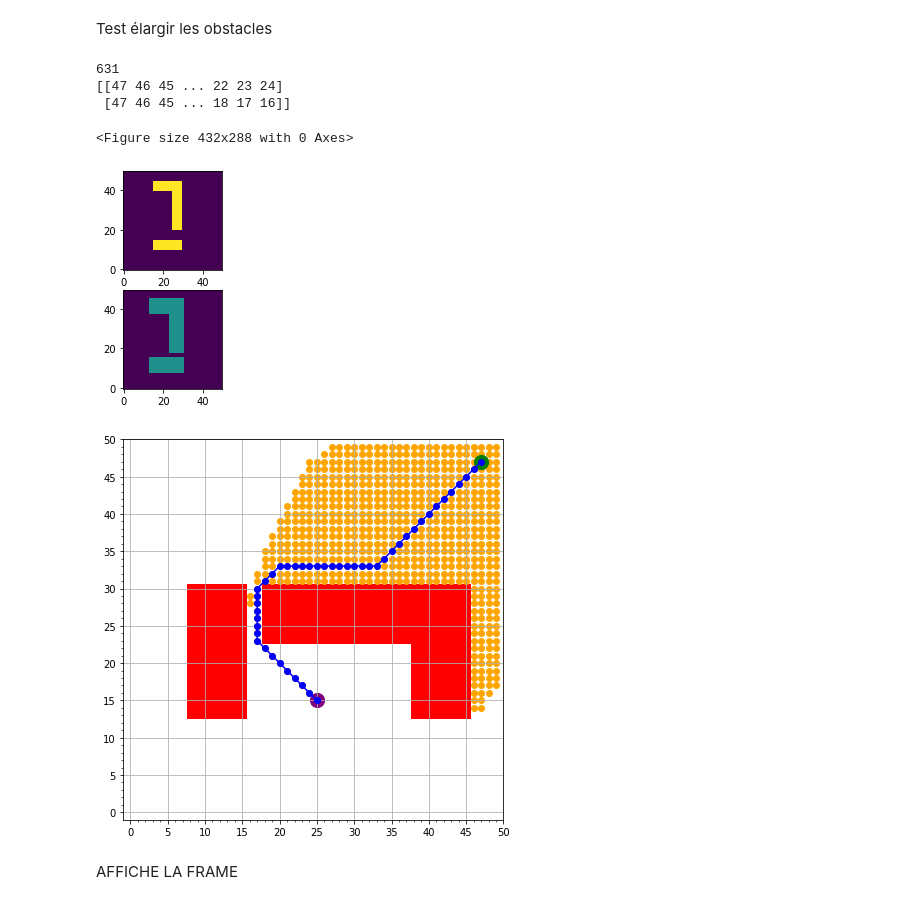
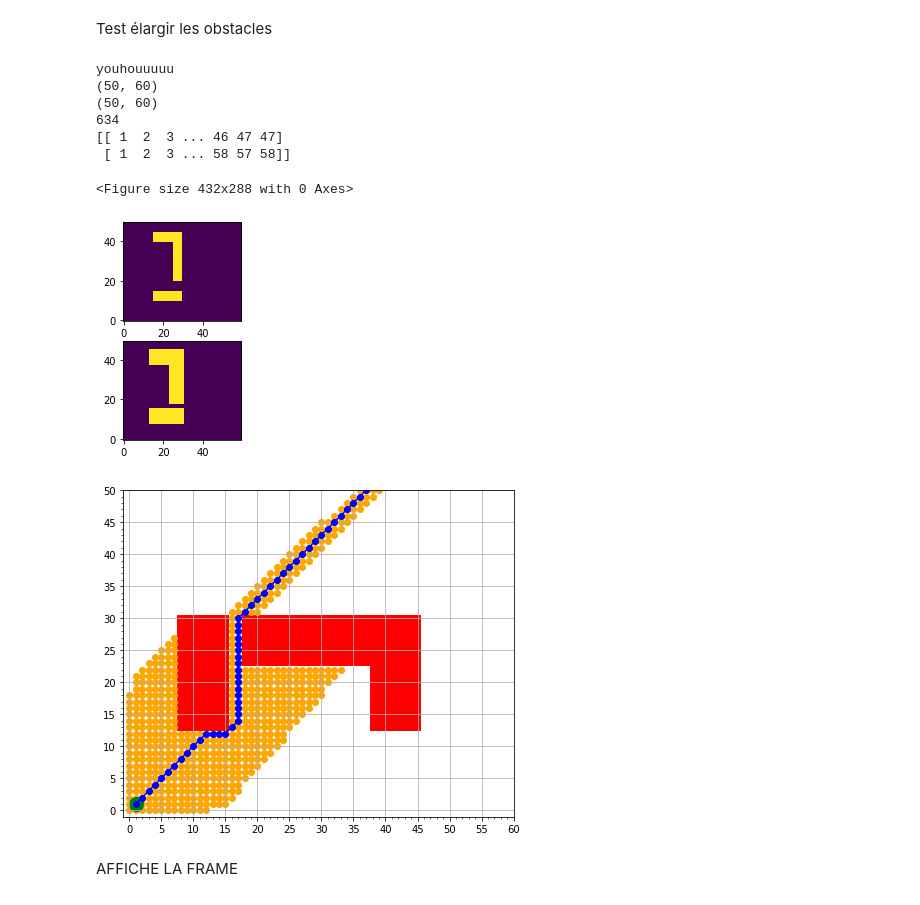
Before and after one commit to antoinetx/Mobile_robot, a Jupyter notebook: test_vision.ipynb, the cells around one changed output. Cells and saved outputs as stored; diff of their text form; code cells hidden in the pictures.

```diff
--- a/test_vision.ipynb
+++ b/test_vision.ipynb
@@ -73,14 +73,17 @@ import cv2
 import numpy as np
 import video_frame as vf
 
-George = Robot((47,47),(25,15))
+George = Robot()
 lausanne = Map(5,50)
+pos=(1,1)
+George.set_start_pos(pos)
+George.set_goal((48,58))
 
 # Grid test initialisation
-frame = np.zeros((50,50))
-frame[10:15,15:30] = 1
-frame[20:40,25:30] = 1
-frame[40:45,15:30] = 1
+frame = np.zeros((50,60))
+frame[10:15,15:30] = 250
+frame[20:40,25:30] = 250
+frame[40:45,15:30] = 250
 
 
 
@@ -88,38 +91,41 @@ frame[40:45,15:30] = 1
 new_frame = lausanne.security_grid_expand(frame)
 
 
 ########################
 ## PLOT AND PATH CALCULATION TEST
 #########################
 len_i = len(frame)
 
 plt.figure()
 
 #subplot(r,c) provide the no. of rows and columns
 f, ax = plt.subplots(2,1)
 
 # use the created array to output your multiple images. In this case I have stacked 4 images vertically
 ax[0].imshow(frame, vmin=0, vmax=1, origin='lower', interpolation='none', alpha=1)
 ax[1].imshow(new_frame, vmin=0, vmax=1, origin='lower', interpolation='none', alpha=1)
 plt.draw()
 
 path, visitedNodes = op.path_computation(George.get_start() , George.get_goal() , len_i, new_frame)
 
 George.set_path(path)
 George.set_visit_nodes(visitedNodes)
 
 # Display the optimal path
 op.display_map(len_i,  new_frame,  George.get_visit_nodes(), George.get_path(), George.get_start(), George.get_goal())
 
 
 plt.show()
 # %% [output]
-631
-[[47 46 45 ... 22 23 24]
- [47 46 45 ... 18 17 16]]
+youhouuuuu
+(50, 60)
+(50, 60)
+634
+[[ 1  2  3 ... 46 47 47]
+ [ 1  2  3 ... 58 57 58]]
 <Figure size 432x288 with 0 Axes>
-[figure, old version]
+[figure, new version]
-[figure, old version]
+[figure, new version]
 # %% [markdown]
 AFFICHE LA FRAME
 # %%
```
Also changed, not shown: 2 other files.
